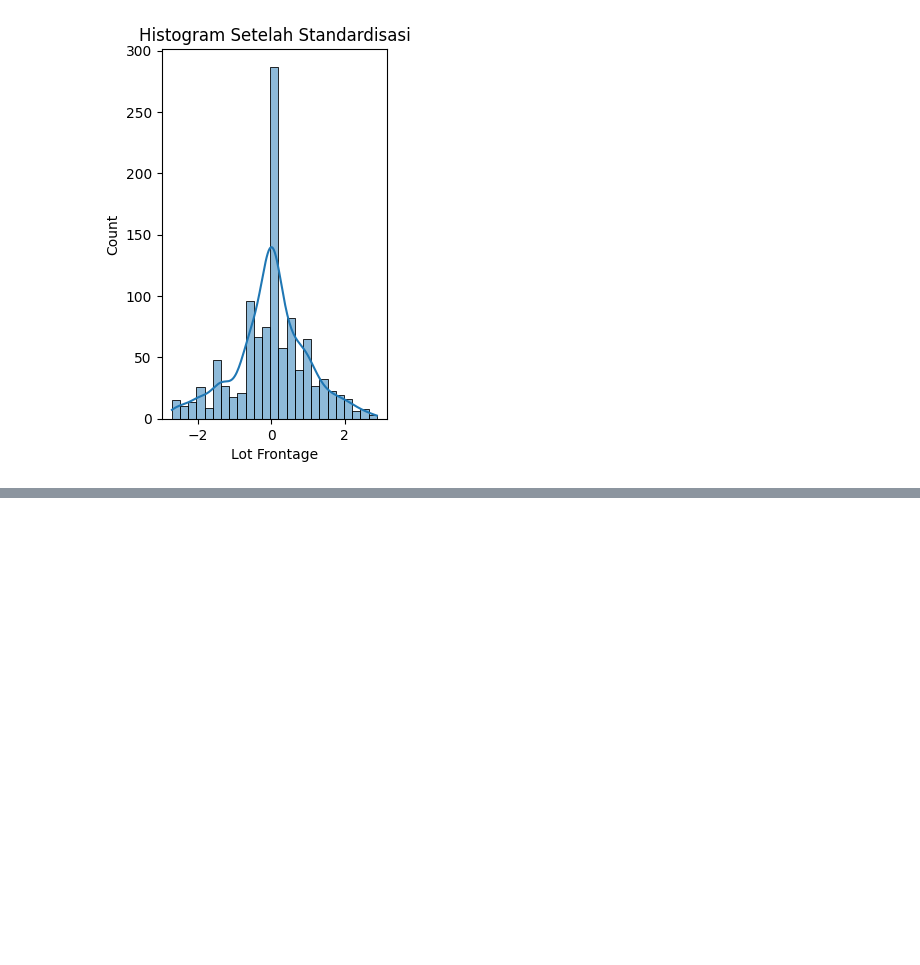
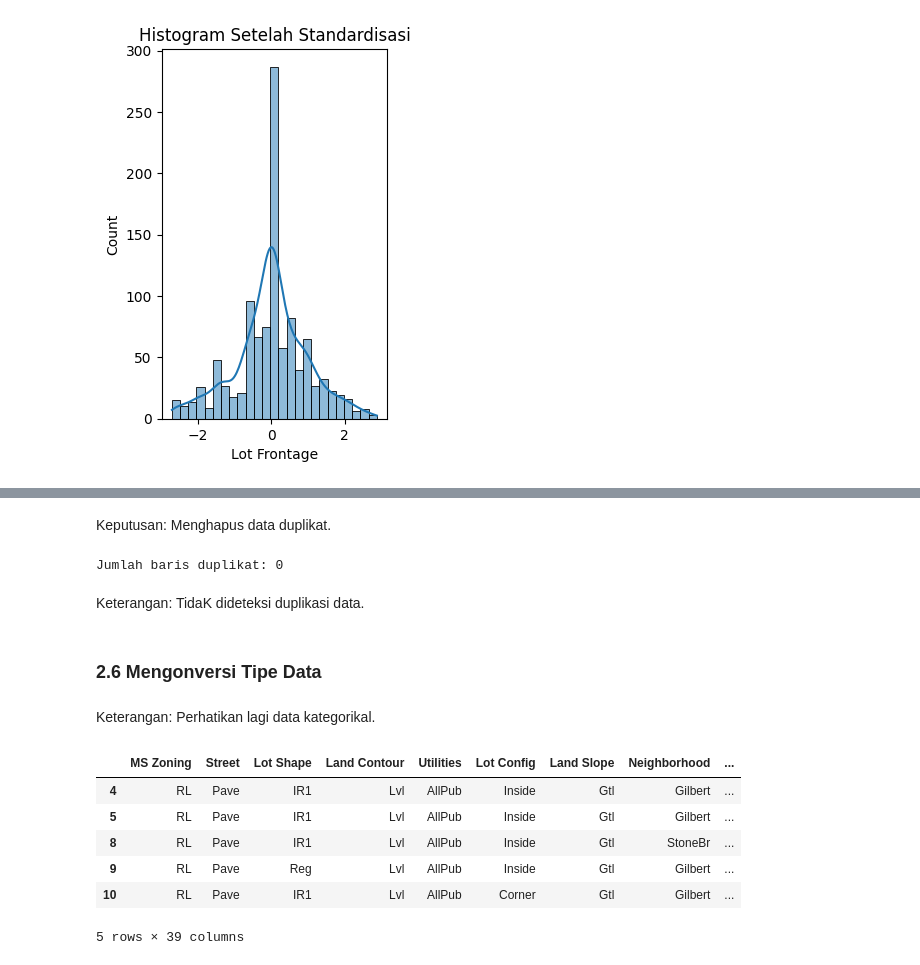
Before and after one commit to RyannPy/ames-housing-price-prediction, a Jupyter notebook: analysis.ipynb, the cells around one changed output, grey strips where cells are left out. Drawn from its saved outputs; the diff is of its cells as text; code cells hidden in the pictures; blank space fills up the shorter version.

Commit message:
feat: mengonversi tipe data

```diff
--- a/analysis.ipynb
+++ b/analysis.ipynb
@@ -183,0 +186,25 @@ Text(0.5, 1.0, 'Histogram Setelah Standardisasi')
+# %% [markdown]
+Keputusan: Menghapus data duplikat.
+# %%
+duplicates = df.duplicated().sum()
+
+print(f"Jumlah baris duplikat: {duplicates}")
+# %% [output]
+Jumlah baris duplikat: 0
+# %% [markdown]
+Keterangan: TidaK dideteksi duplikasi data.
+# %% [markdown]
+### 2.6 Mengonversi Tipe Data
+# %% [markdown]
+Keterangan: Perhatikan lagi data kategorikal.
+# %%
+categorical_features = df.select_dtypes(include=['object', 'str']).columns
+df[categorical_features].head()
+# %% [output]
+|  | MS Zoning | Street | Lot Shape | Land Contour | Utilities | Lot Config | Land Slope | Neighborhood | ... |
+| 4 | RL | Pave | IR1 | Lvl | AllPub | Inside | Gtl | Gilbert | ... |
+| 5 | RL | Pave | IR1 | Lvl | AllPub | Inside | Gtl | Gilbert | ... |
+| 8 | RL | Pave | IR1 | Lvl | AllPub | Inside | Gtl | StoneBr | ... |
+| 9 | RL | Pave | Reg | Lvl | AllPub | Inside | Gtl | Gilbert | ... |
+| 10 | RL | Pave | IR1 | Lvl | AllPub | Corner | Gtl | Gilbert | ... |
+5 rows × 39 columns
```
Also changed, not shown: parts of 6 cells of this notebook.
